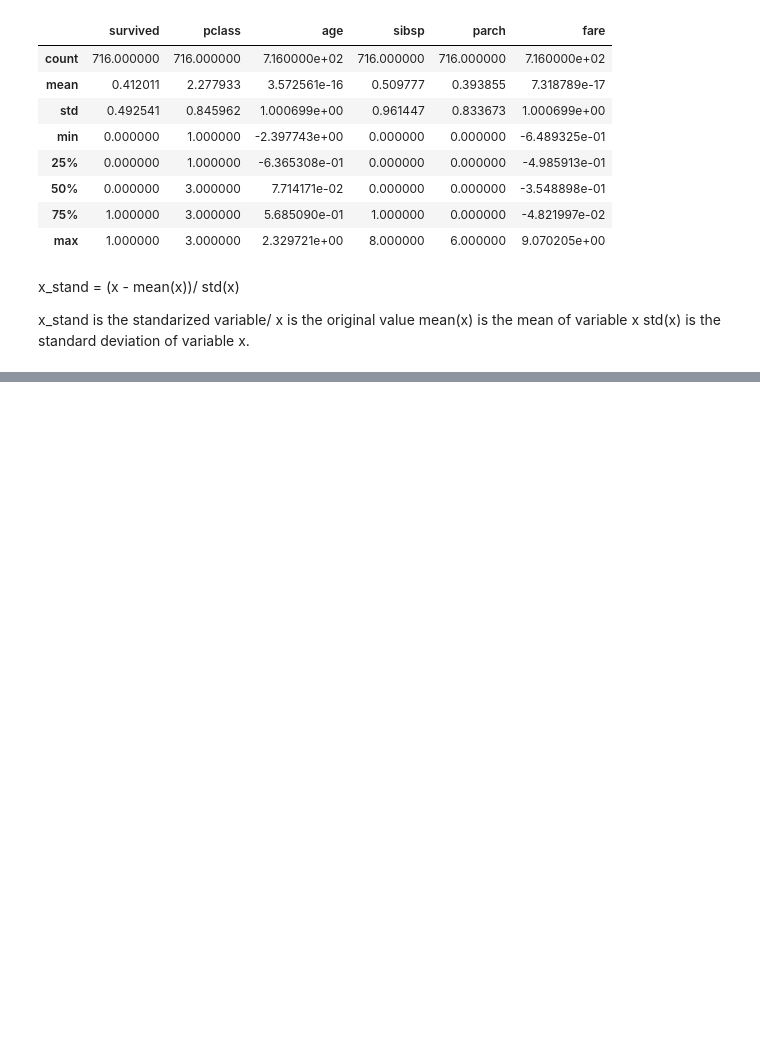
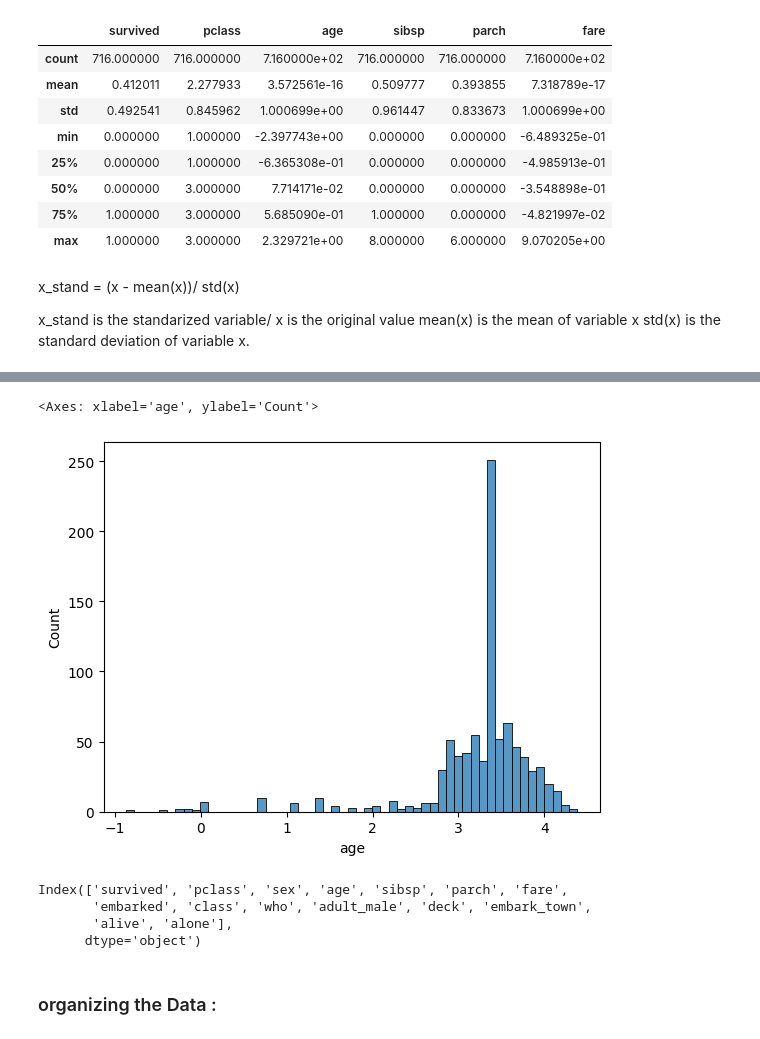
Before and after one commit to maazkhan-dev/learning_python, a Jupyter notebook: day_34/Data_wrangling_01.ipynb, the cells around one changed output, grey strips where cells are left out. Saved outputs shown, nothing was run; the diff lists cells and outputs as text; code cells hidden in the pictures; blank space fills up the shorter version.

```diff
--- a/day_34/Data_wrangling_01.ipynb
+++ b/day_34/Data_wrangling_01.ipynb
@@ -224,0 +327,14 @@ std(x) is the standard deviation of variable x.
+# %%
+sns.histplot(boat['age'])
+# %% [output]
+<Axes: xlabel='age', ylabel='Count'>
+[figure, added]
+# %%
+boat.columns
+# %% [output]
+Index(['survived', 'pclass', 'sex', 'age', 'sibsp', 'parch', 'fare',
+       'embarked', 'class', 'who', 'adult_male', 'deck', 'embark_town',
+       'alive', 'alone'],
+      dtype='object')
+# %% [markdown]
+### organizing the Data :
```
Also changed, not shown: parts of 20 cells of this notebook, 1 other file.
